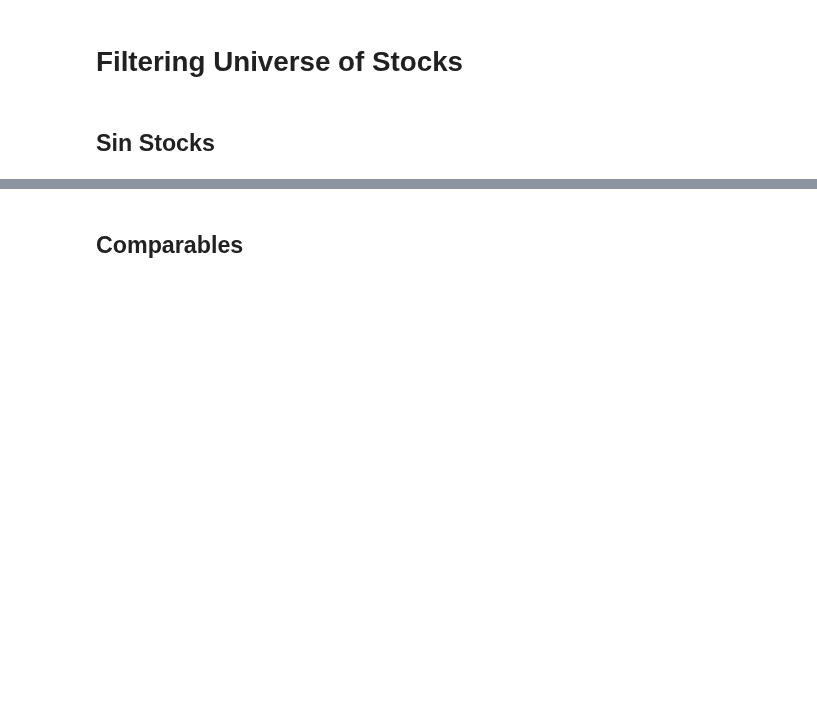
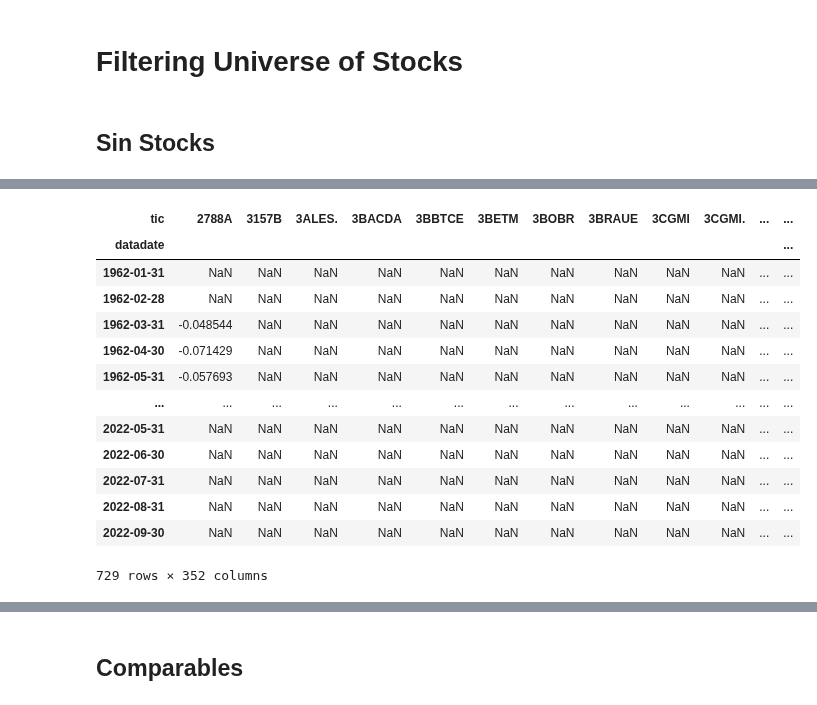
Before and after one commit to statistactics/sin-stocks, a Jupyter notebook: STOCK_FILTERING.ipynb, the cells around one changed output, grey strips where cells are left out. Cells and saved outputs as stored; diff of their text form; code cells hidden in the pictures; blank space fills up the shorter version.

```diff
--- a/STOCK_FILTERING.ipynb
+++ b/STOCK_FILTERING.ipynb
@@ -121,0 +142,4 @@ len(sin_stocks["tic"].unique())
+# %%
+# Changing to datetime format
+sin_stocks["datadate"] = pd.to_datetime(sin_stocks["datadate"])
+sin_stocks.head()
@@ -121,0 +157,4 @@ len(sin_stocks["tic"].unique())
+# %%
+# Transforming returns to pct values
+sin_stocks["monthly_pct_returns"] = sin_stocks["trt1m"] / 100
+sin_stocks
@@ -121,0 +179,18 @@ len(sin_stocks["tic"].unique())
+# %%
+sin_pivot = sin_stocks.pivot(index = "datadate", columns = "tic", values = "monthly_pct_returns")
+sin_pivot
+# %% [output]
+| tic | 2788A | 3157B | 3ALES. | 3BACDA | 3BBTCE | 3BETM | 3BOBR | 3BRAUE | 3CGMI | 3CGMI. | ... | ... |
+| datadate |  |  |  |  |  |  |  |  |  |  |  | ... |
+| 1962-01-31 | NaN | NaN | NaN | NaN | NaN | NaN | NaN | NaN | NaN | NaN | ... | ... |
+| 1962-02-28 | NaN | NaN | NaN | NaN | NaN | NaN | NaN | NaN | NaN | NaN | ... | ... |
+| 1962-03-31 | -0.048544 | NaN | NaN | NaN | NaN | NaN | NaN | NaN | NaN | NaN | ... | ... |
+| 1962-04-30 | -0.071429 | NaN | NaN | NaN | NaN | NaN | NaN | NaN | NaN | NaN | ... | ... |
+| 1962-05-31 | -0.057693 | NaN | NaN | NaN | NaN | NaN | NaN | NaN | NaN | NaN | ... | ... |
+| ... | ... | ... | ... | ... | ... | ... | ... | ... | ... | ... | ... | ... |
+| 2022-05-31 | NaN | NaN | NaN | NaN | NaN | NaN | NaN | NaN | NaN | NaN | ... | ... |
+| 2022-06-30 | NaN | NaN | NaN | NaN | NaN | NaN | NaN | NaN | NaN | NaN | ... | ... |
+| 2022-07-31 | NaN | NaN | NaN | NaN | NaN | NaN | NaN | NaN | NaN | NaN | ... | ... |
+| 2022-08-31 | NaN | NaN | NaN | NaN | NaN | NaN | NaN | NaN | NaN | NaN | ... | ... |
+| 2022-09-30 | NaN | NaN | NaN | NaN | NaN | NaN | NaN | NaN | NaN | NaN | ... | ... |
+729 rows × 352 columns
```
Also changed, not shown: parts of 47 cells of this notebook, 3 other files.
